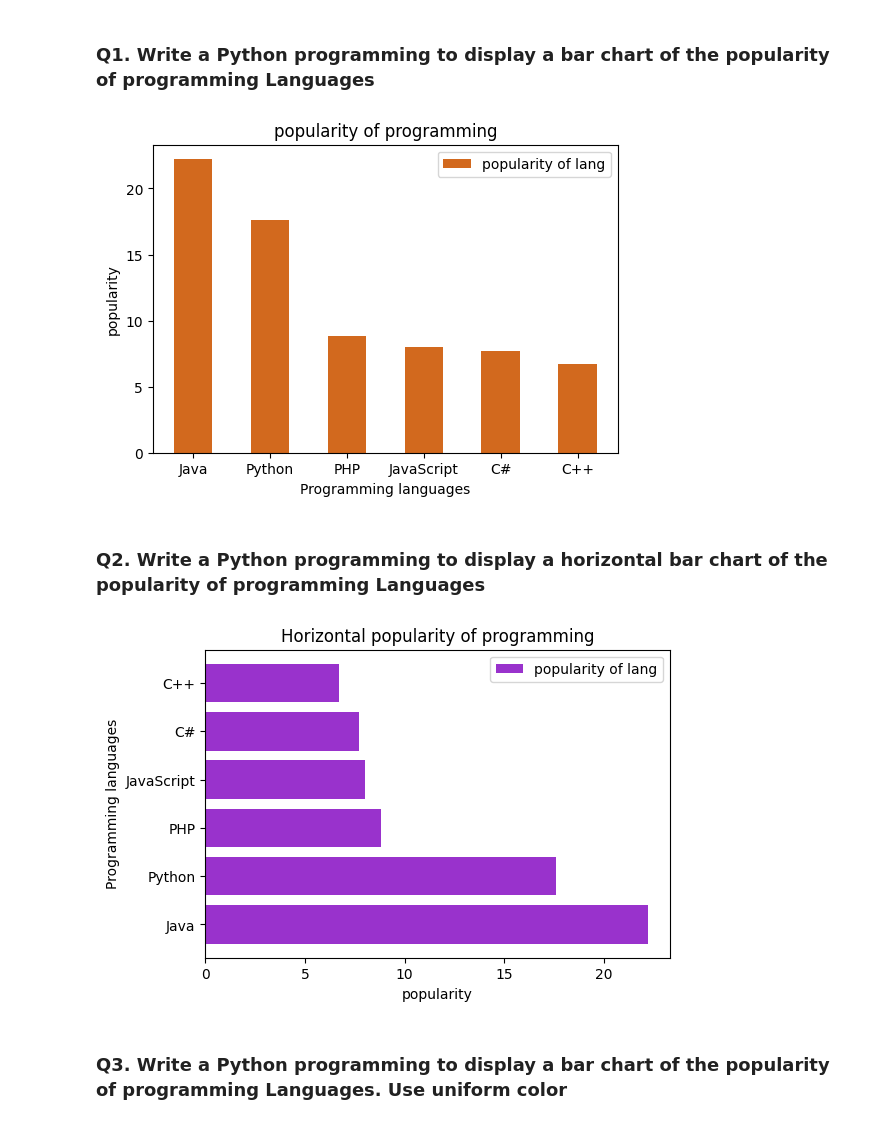
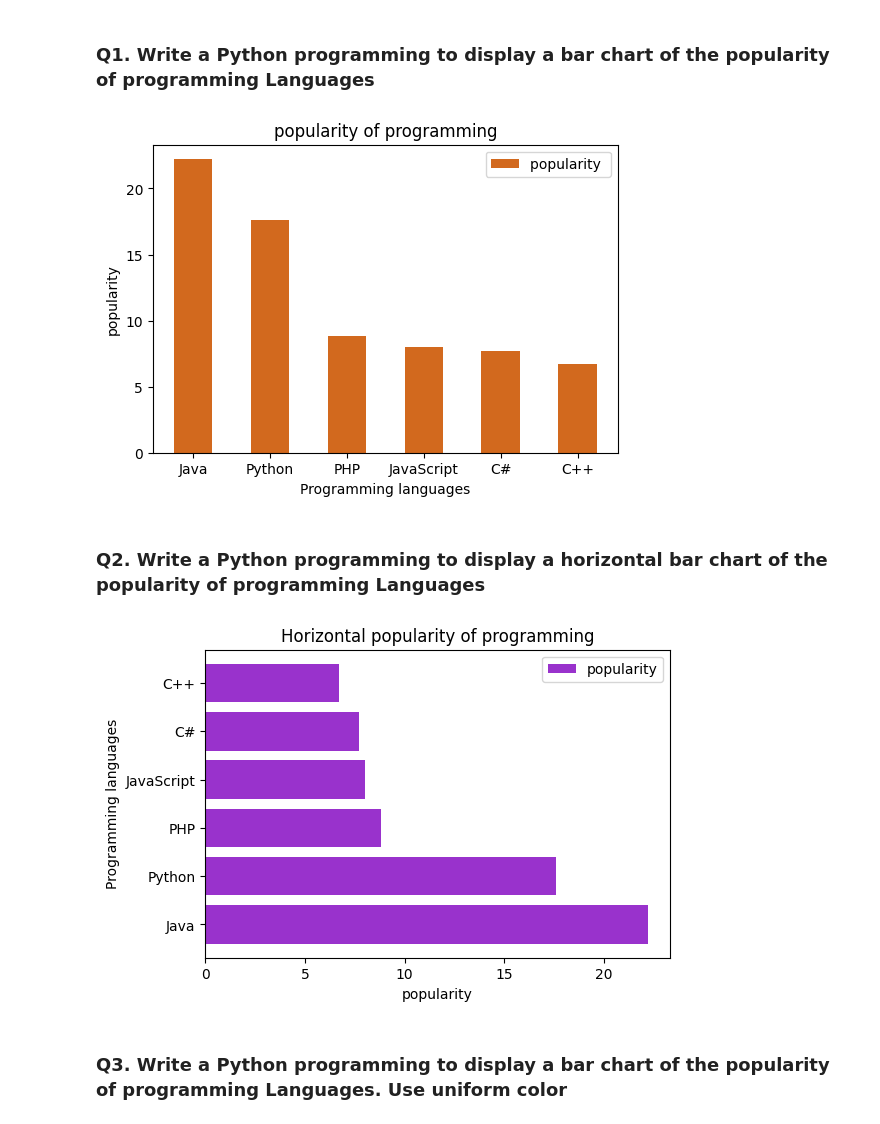
Before and after one commit to Ankitha8105/Python_Libraries, a Jupyter notebook: Matplotlib/bargraph.ipynb, the cells around one changed output. Drawn from its saved outputs; the diff is of its cells as text; code cells hidden in the pictures.

```diff
--- a/Matplotlib/bargraph.ipynb
+++ b/Matplotlib/bargraph.ipynb
@@ -19,36 +19,36 @@ log = logger.logger_init('Q1')
 
 def display_barchart(languages,popularity):
     """
     Description :
         This function is used to display a bar chart of the popularity of programming
         Languages
     Parameters :
         languages = List of programming languages
         popularity = List of popularity of each languages
     Return :
         It returns Bar graph
     """
     plt.figure(figsize=(6,4))
-    plt.bar(languages,popularity,color='chocolate',label='popularity of lang',width=0.5)
+    plt.bar(languages,popularity,color='chocolate',label='popularity ',width=0.5)
 
     plt.xlabel("Programming languages")
     plt.ylabel("popularity")
     plt.title("popularity of programming")
 
     plt.legend()
     plt.show()
 
 
 def main():
     lang = np.array(['Java', 'Python', 'PHP', 'JavaScript', 'C#', 'C++'])
     popularity = np.array([22.2, 17.6, 8.8, 8, 7.7, 6.7])
     display_barchart(lang,popularity)
-
+    lang
 
 if __name__ == "__main__":
     main()
 # %% [output]
-[figure, old version]
+[figure, new version]
 # %% [markdown]
 ### Q2. Write a Python programming to display a horizontal bar chart of the popularity of programming Languages
 # %%
@@ -66,7 +66,7 @@ def horizontal_barchart(languages,popularity):
         It returns Horizontal Bar graph
     """
     plt.figure(figsize=(6,4))
-    plt.barh(languages,popularity,color='DarkOrchid',label='popularity of lang')
+    plt.barh(languages,popularity,color='DarkOrchid',label='popularity')
 
     plt.ylabel("Programming languages")
     plt.xlabel("popularity")
@@ -85,7 +85,7 @@ def main():
 if __name__ == "__main__":
     main()
 # %% [output]
-[figure, old version]
+[figure, new version]
 # %% [markdown]
 ### Q3. Write a Python programming to display a bar chart of the popularity of programming Languages. Use uniform color
 # %%
```
Also changed, not shown: parts of 5 cells of this notebook.
